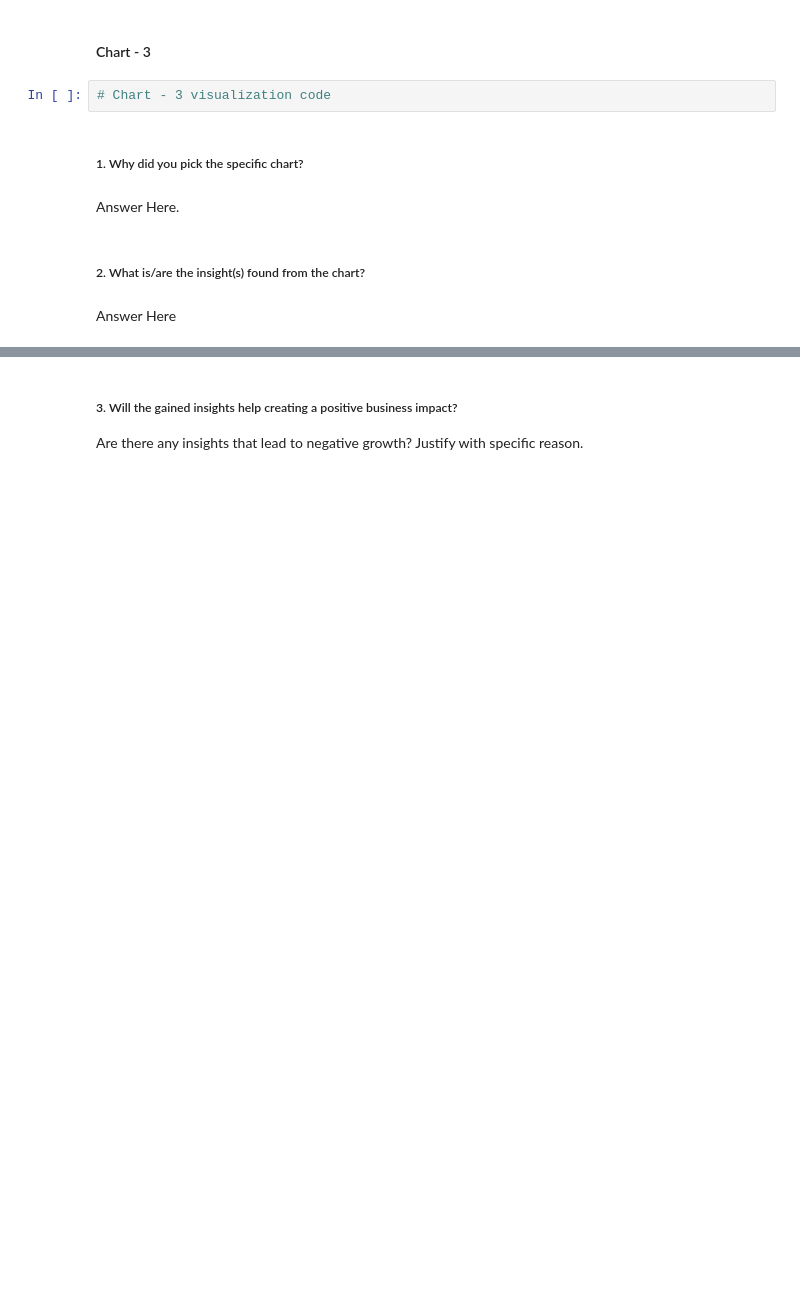
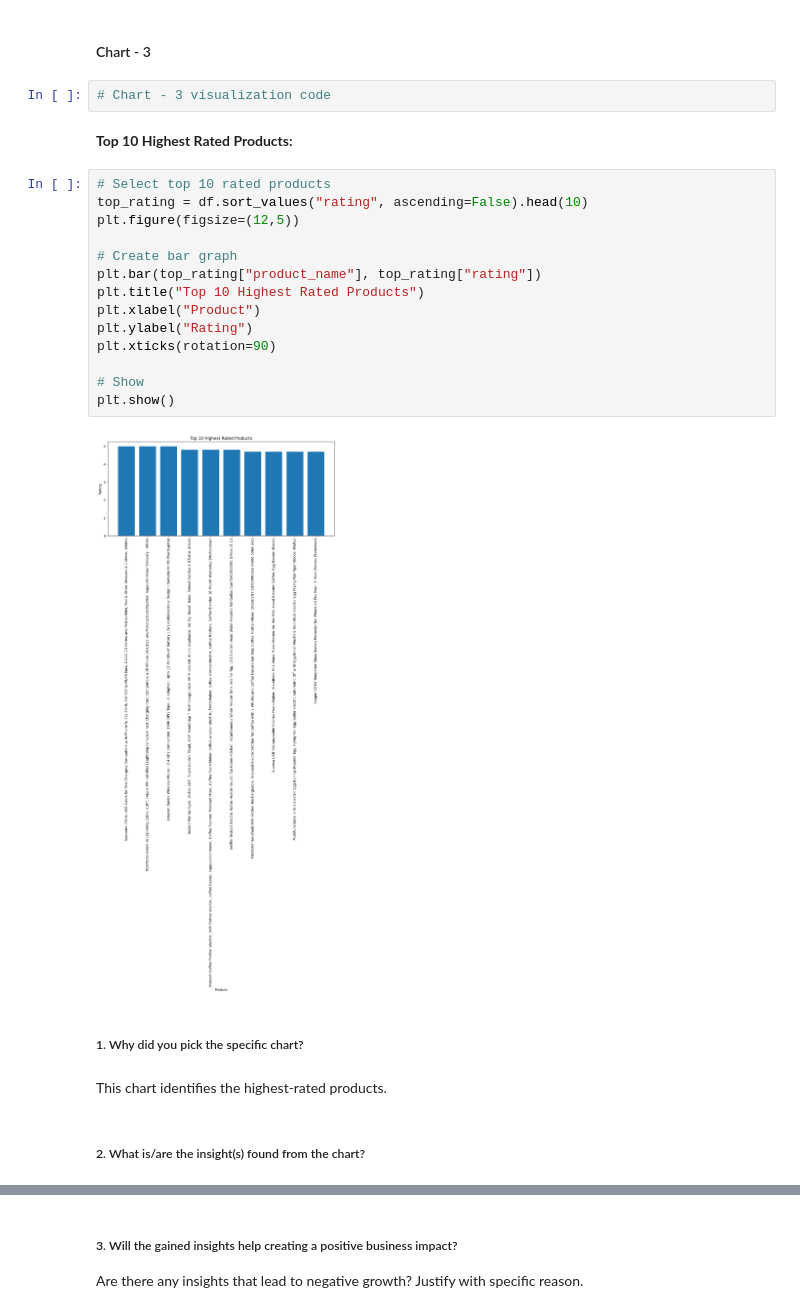
Before and after one commit to gunchugh/Amazon-Sales-Analysis, a Jupyter notebook: Another_copy_of_Sample_EDA_Submission_Template.ipynb, the cells around one changed output, grey strips where cells are left out. Drawn from its saved outputs; the diff is of its cells as text; blank space fills up the shorter version.

```diff
--- a/Another_copy_of_Sample_EDA_Submission_Template.ipynb
+++ b/Another_copy_of_Sample_EDA_Submission_Template.ipynb
@@ -399,11 +431,28 @@ Answer Here
 #### Chart - 3
 # %%
 # Chart - 3 visualization code
+# %% [markdown]
+ **Top 10 Highest Rated Products:**
+# %%
+# Select top 10 rated products
+top_rating = df.sort_values("rating", ascending=False).head(10)
+plt.figure(figsize=(12,5))
+
+# Create bar graph
+plt.bar(top_rating["product_name"], top_rating["rating"])
+plt.title("Top 10 Highest Rated Products")
+plt.xlabel("Product")
+plt.ylabel("Rating")
+plt.xticks(rotation=90)
+
+# Show
+plt.show()
+# %% [output]
+[figure, added]
 # %% [markdown]
 ##### 1. Why did you pick the specific chart?
-# %% [markdown]
-Answer Here.
+# %% [markdown]
+
+This chart identifies the highest-rated products.
 # %% [markdown]
 ##### 2. What is/are the insight(s) found from the chart?
-# %% [markdown]
-Answer Here
```
Also changed, not shown: parts of 40 cells of this notebook.
